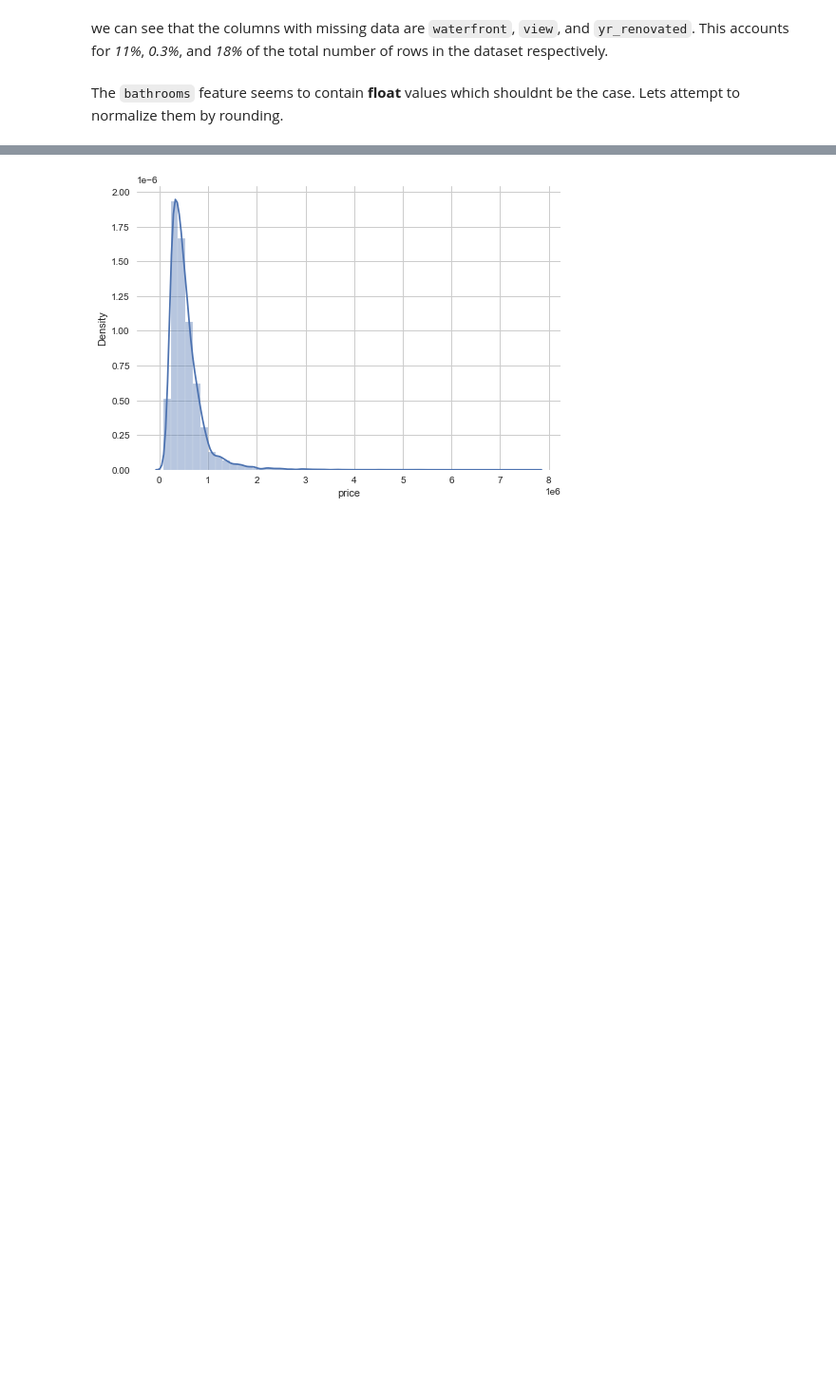
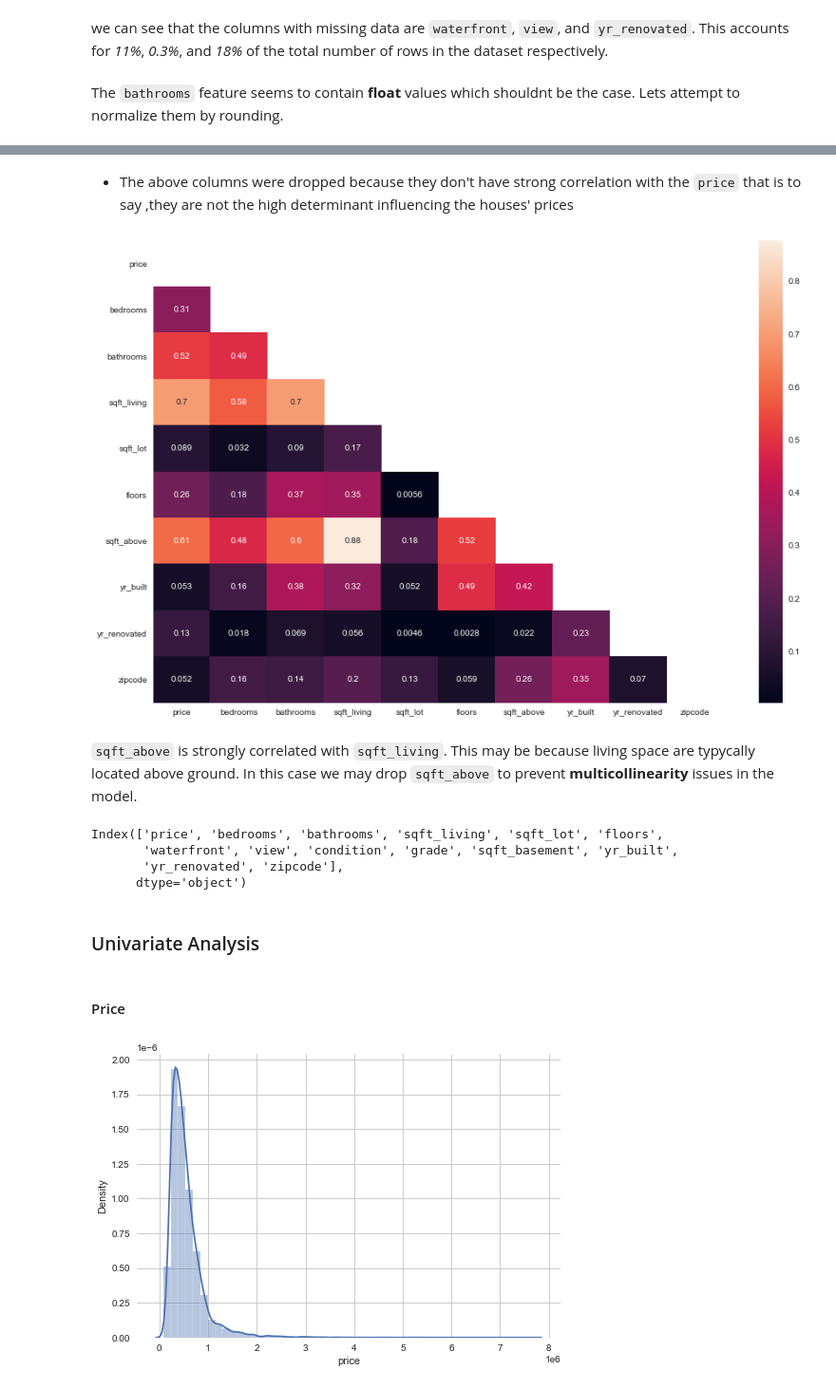
Before and after one commit to R3TR0Quan/KC_Realestate_Analysis_and_Modelling, a Jupyter notebook: notebook.ipynb, the cells around one changed output, grey strips where cells are left out. Shown: that part at 95% size. Cells and saved outputs as stored; diff of their text form; code cells hidden in the pictures; blank space fills up the shorter version.

```diff
--- a/notebook.ipynb
+++ b/notebook.ipynb
@@ -182,0 +298,5 @@ kc_hses['bathrooms'] = kc_hses['bathrooms'].apply(lambda x: int(round(x, 0)))
+# %%
+#dropping the following columns id, date, lat, sqft_living15, zipcode, long, floors, sqft_lot15
+cols_to_drop = ['id', 'date', 'lat','sqft_living15','long', 'sqft_lot15']
+kc_hses.drop(cols_to_drop, axis=1, inplace=True)
+kc_hses.info()
@@ -183,3 +321,28 @@ kc_hses['bathrooms'] = kc_hses['bathrooms'].apply(lambda x: int(round(x, 0)))
+# %% [markdown]
+* The above columns were dropped because they don't have strong correlation with the `price` that is to say ,they are not the high determinant influencing the houses' prices
+# %%
+#correlation heat map after dropping
+corr = kc_hses.corr()
+mask = np.triu(np.ones_like(corr, dtype=bool))
+
+plt.figure(figsize=(15, 10))
+sns.heatmap(kc_hses.corr().abs(), annot=True, mask=mask);
+# %% [output]
+[figure, added]
+# %% [markdown]
+`sqft_above` is strongly correlated with `sqft_living`. This may be because living space are typycally located above ground. In this case we may drop `sqft_above` to prevent **multicollinearity** issues in the model.
+# %%
+kc_hses.drop('sqft_above', axis=1, inplace=True)
+kc_hses.columns
+# %% [output]
+Index(['price', 'bedrooms', 'bathrooms', 'sqft_living', 'sqft_lot', 'floors',
+       'waterfront', 'view', 'condition', 'grade', 'sqft_basement', 'yr_built',
+       'yr_renovated', 'zipcode'],
+      dtype='object')
+# %% [markdown]
+### Univariate Analysis
+# %% [markdown]
+#### Price
 # %%
 #Visualize price
 sns.distplot(kc_hses['price'], kde=True)
```
Also changed, not shown: parts of 37 cells of this notebook.
